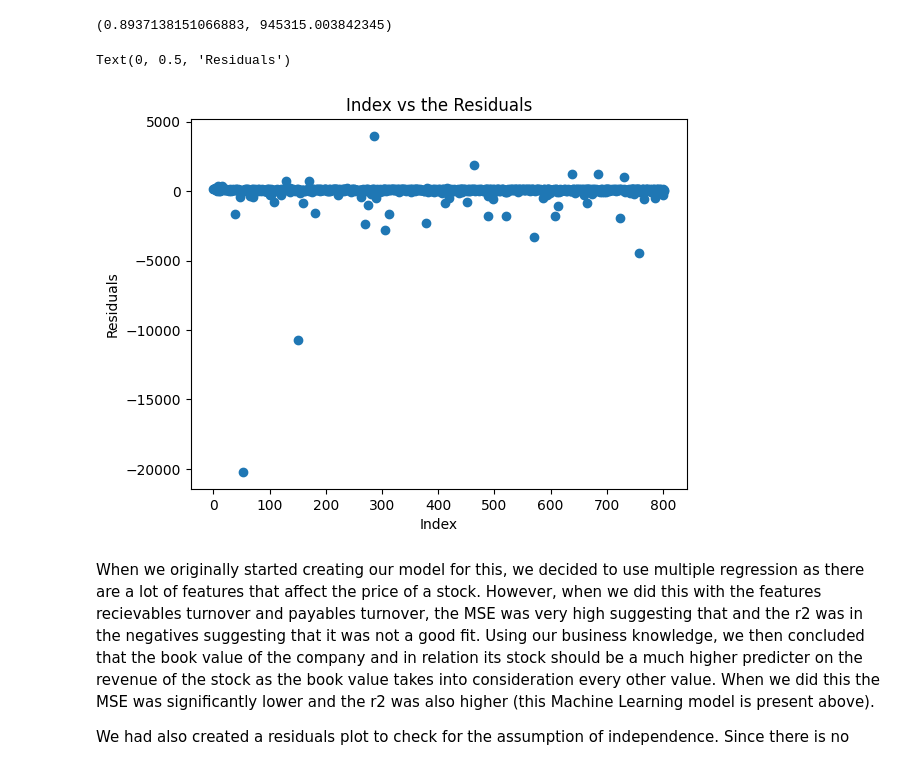
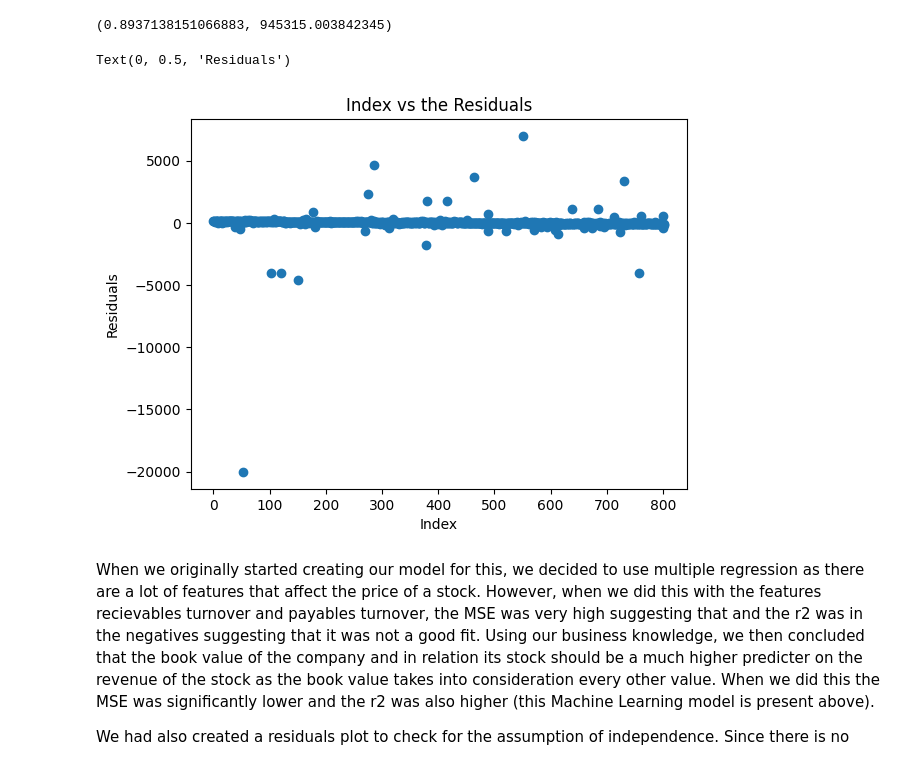
Before and after one commit to broken111/DS3000Project, a Jupyter notebook: ProjectGuidelines_Phase3.ipynb, the cells around one changed output. Cells and saved outputs as stored; diff of their text form; code cells hidden in the pictures.

```diff
--- a/ProjectGuidelines_Phase3.ipynb
+++ b/ProjectGuidelines_Phase3.ipynb
@@ -356,16 +356,16 @@ res['r2'], res['mse']
 (0.8937138151066883, 945315.003842345)
 # %%
 import matplotlib.pyplot as plt
-pred = line_of_best_fit(X_poly,y)
-proj = linreg_predict(X_poly, y, pred)
+pred = line_of_best_fit(X,y)
+proj = linreg_predict(X, y, pred)
 residual = proj["ypreds"] - y
 plt.scatter(range(len(residual)), residual)
 plt.title("Index vs the Residuals")
 plt.xlabel("Index")
 plt.ylabel("Residuals")
 # %% [output]
 Text(0, 0.5, 'Residuals')
-[figure, old version]
+[figure, new version]
 # %% [markdown]
 When we originally started creating our model for this, we decided to use multiple regression as there are a lot of features that affect the price of a stock. However, when we did this with the features recievables turnover and payables turnover, the MSE was very high suggesting that and the r2 was in the negatives suggesting that it was not a good fit. Using our business knowledge, we then concluded that the book value of the company and in relation its stock should be a much higher predicter on the revenue of the stock as the book value takes into consideration every other value. When we did this the MSE was significantly lower and the r2 was also higher (this Machine Learning model is present above).
 
```
